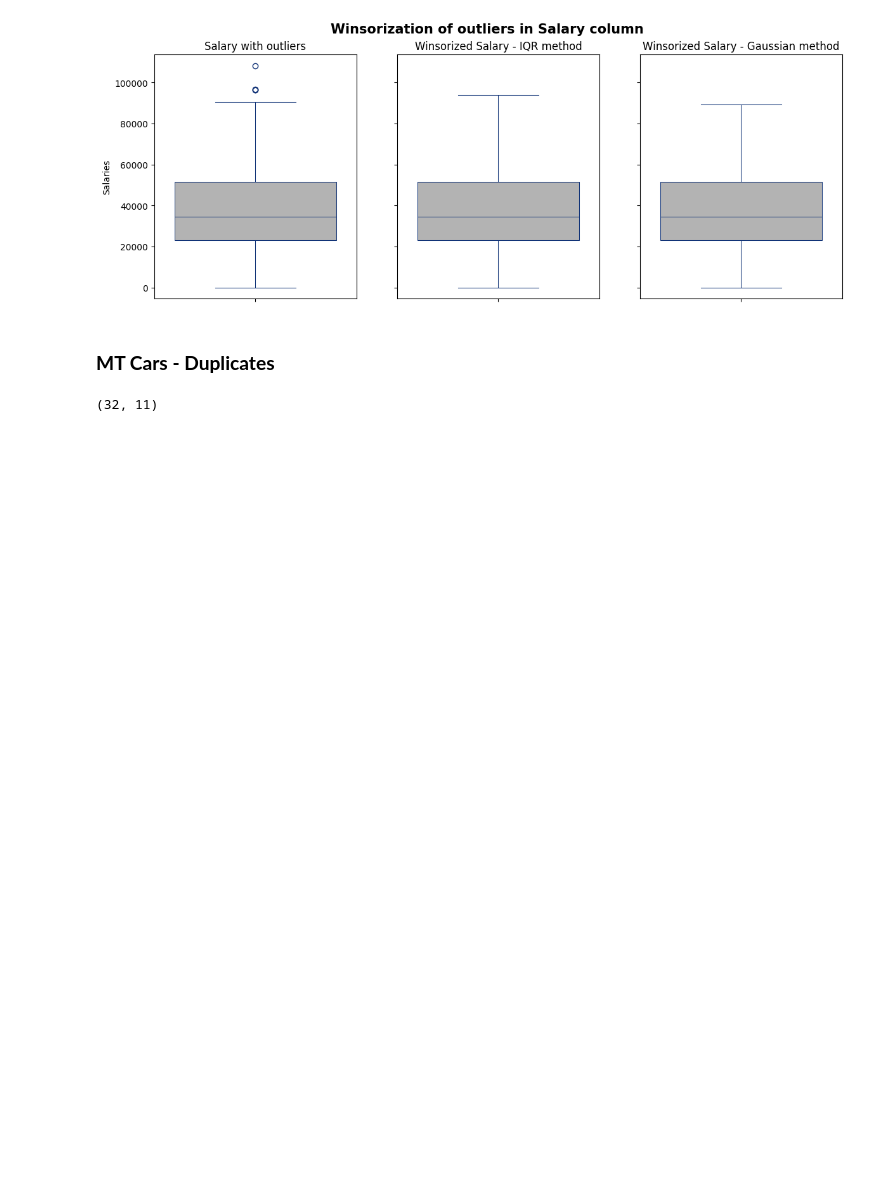
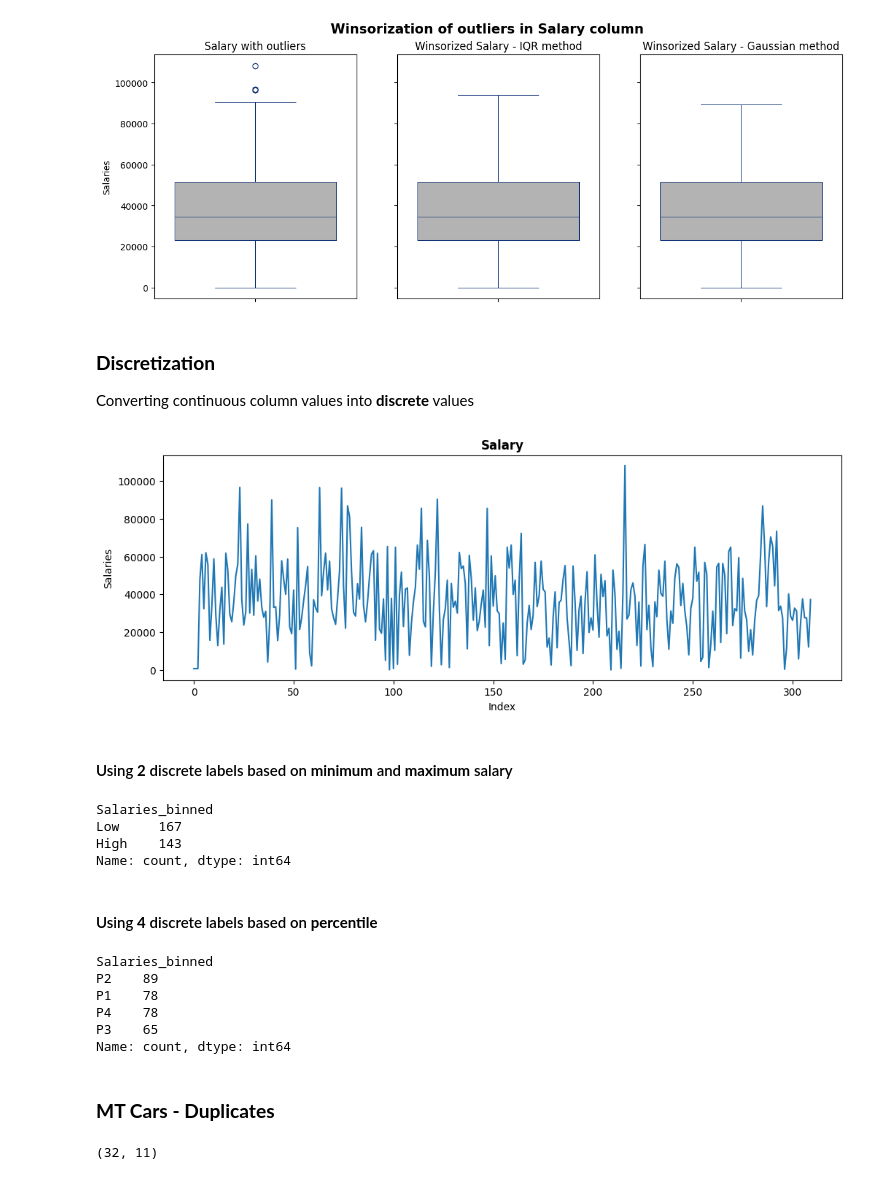
Before and after one commit to nirmit27/ds-and-ml, a Jupyter notebook: ML/ML_Training.ipynb, the cells around one changed output. Saved outputs shown, nothing was run; the diff lists cells and outputs as text; code cells hidden in the pictures; blank space fills up the shorter version.

```diff
--- a/ML/ML_Training.ipynb
+++ b/ML/ML_Training.ipynb
@@ -164,6 +166,50 @@ axs[2].set_title("Winsorized Salary - Gaussian method")
 plt.show()
 # %% [output]
 [figure]
+# %% [markdown]
+### **Discretization**
+Converting continuous column values into **discrete** values
+# %%
+plt.figure(figsize=(12, 4))
+plt.title("Salary", fontweight='bold')
+plt.ylabel("Salaries")
+plt.xlabel("Index")
+
+ethnic.Salaries.plot()
+
+plt.show()
+# %% [output]
+[figure, added]
+# %% [markdown]
+#### Using **2** discrete labels based on **minimum** and **maximum** salary
+# %%
+ethnic['Salaries_binned'] = pd.cut(ethnic.Salaries,
+                                   bins=[ethnic.Salaries.min(), ethnic.Salaries.mean(), ethnic.Salaries.max()],
+                                   include_lowest=True,
+                                   labels=["Low", "High"])
+
+ethnic.Salaries_binned.value_counts()
+# %% [output]
+Salaries_binned
+Low     167
+High    143
+Name: count, dtype: int64
+# %% [markdown]
+#### Using **4** discrete labels based on **percentile**
+# %%
+ethnic['Salaries_binned'] = pd.cut(ethnic.Salaries,
+                                   bins=[ethnic.Salaries.min(), ethnic.Salaries.quantile(0.25), ethnic.Salaries.mean(), ethnic.Salaries.quantile(0.75), ethnic.Salaries.max()],
+                                   include_lowest=True,
+                                   labels=["P1", "P2", "P3", "P4"])
+
+ethnic.Salaries_binned.value_counts()
+# %% [output]
+Salaries_binned
+P2    89
+P1    78
+P4    78
+P3    65
+Name: count, dtype: int64
 # %% [markdown]
 ### **MT Cars - Duplicates**
 # %%
```
Also changed, not shown: parts of 4 cells of this notebook.
